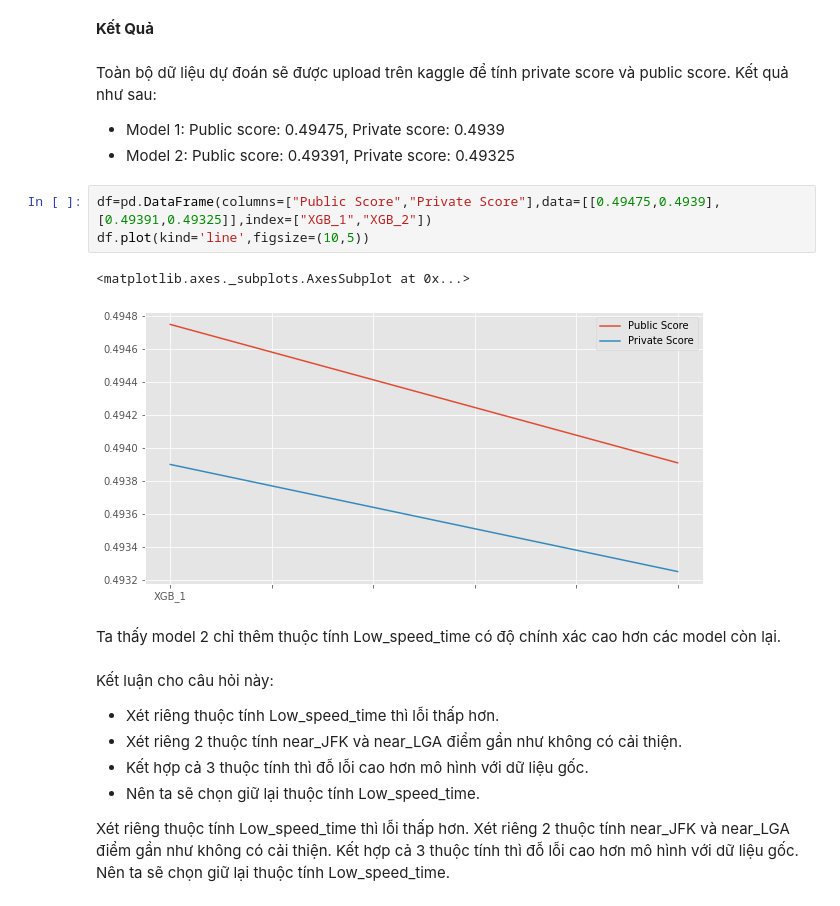
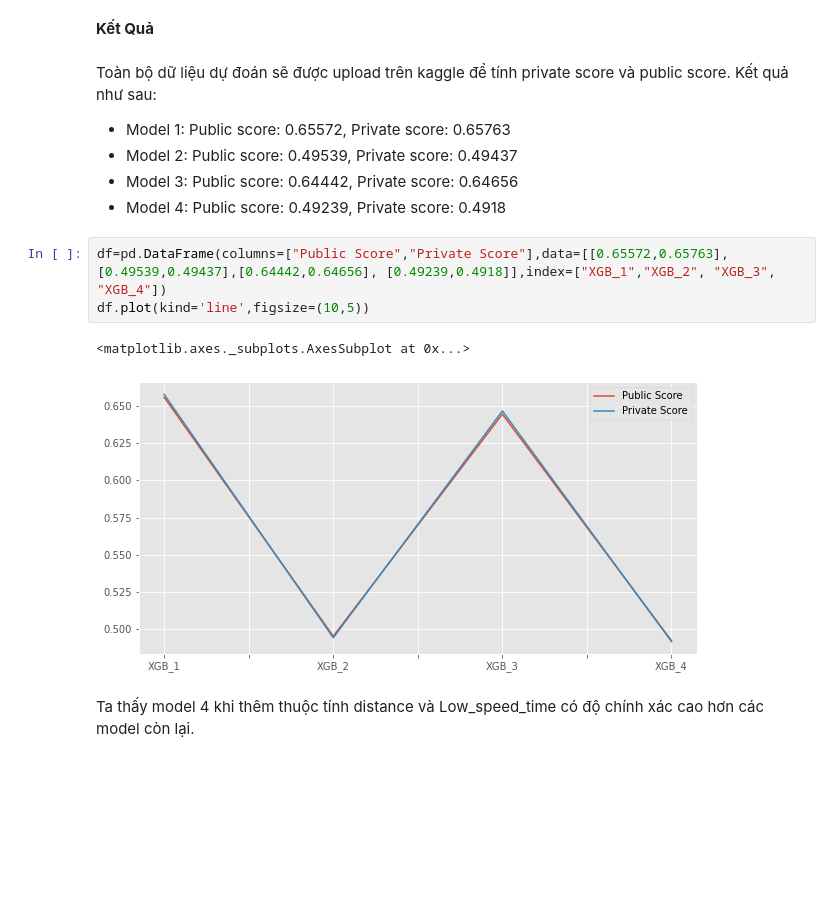
Before and after one commit to trunghq0205/Python4DS, a Jupyter notebook: final_project_report.ipynb, the cells around one changed output. Cells and saved outputs as stored; diff of their text form; blank space fills up the shorter version.

Commit message:
trunghq model done

```diff
--- a/final_project_report.ipynb
+++ b/final_project_report.ipynb
@@ -1168,26 +1191,15 @@ df.to_csv("XGB_2.csv", index = False)
 **Kết Quả**
 # %% [markdown]
 Toàn bộ dữ liệu dự đoán sẽ được upload trên kaggle để tính private score và public score. Kết quả như sau:
-*   Model 1: Public score: 0.49475, Private score: 0.4939
-*   Model 2: Public score: 0.49391, Private score: 0.49325
+*   Model 1: Public score: 0.65572, Private score: 0.65763
+*   Model 2: Public score: 0.49539, Private score: 0.49437
+*   Model 3: Public score: 0.64442, Private score: 0.64656
+*   Model 4: Public score: 0.49239, Private score: 0.4918
 # %%
-df=pd.DataFrame(columns=["Public Score","Private Score"],data=[[0.49475,0.4939],[0.49391,0.49325]],index=["XGB_1","XGB_2"])
+df=pd.DataFrame(columns=["Public Score","Private Score"],data=[[0.65572,0.65763],[0.49539,0.49437],[0.64442,0.64656], [0.49239,0.4918]],index=["XGB_1","XGB_2", "XGB_3", "XGB_4"])
 df.plot(kind='line',figsize=(10,5))
 # %% [output]
 <matplotlib.axes._subplots.AxesSubplot at 0x...>
-[figure, old version]
+[figure, new version]
 # %% [markdown]
-Ta thấy model 2 chỉ thêm thuộc tính Low_speed_time có độ chính xác cao hơn các model còn lại.
+Ta thấy model 4 khi thêm thuộc tính distance và Low_speed_time có độ chính xác cao hơn các model còn lại.
-# %% [markdown]
-Kết luận cho câu hỏi này:
-*   Xét riêng thuộc tính Low_speed_time thì lỗi thấp hơn.
-*   Xét riêng 2 thuộc tính near_JFK và near_LGA điểm gần như không có cải thiện.
-*   Kết hợp cả 3 thuộc tính thì đỗ lỗi cao hơn mô hình với dữ liệu gốc.
-*   Nên ta sẽ chọn giữ lại thuộc tính Low_speed_time.
-
-
-
-Xét riêng thuộc tính Low_speed_time thì lỗi thấp hơn.
-Xét riêng 2 thuộc tính near_JFK và near_LGA điểm gần như không có cải thiện.
-Kết hợp cả 3 thuộc tính thì đỗ lỗi cao hơn mô hình với dữ liệu gốc.
-Nên ta sẽ chọn giữ lại thuộc tính Low_speed_time.
```
Also changed, not shown: parts of 11 cells of this notebook.
